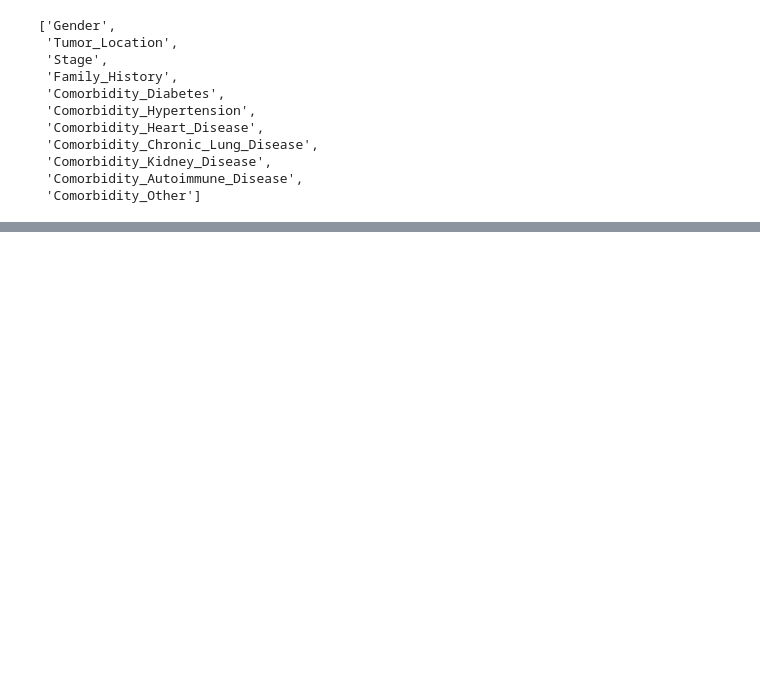
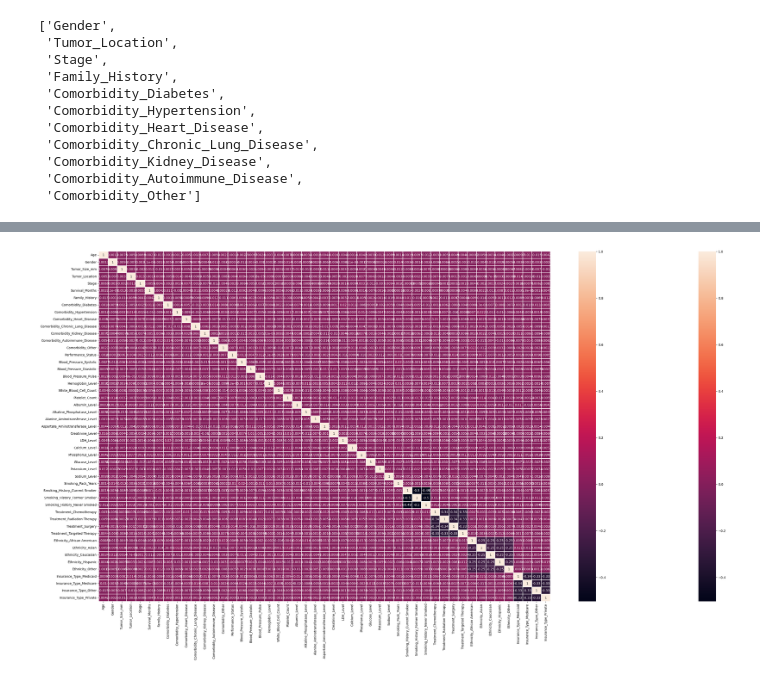
Before and after one commit to Ifdhal17/lung-cancer-predict, a Jupyter notebook: Prediction.ipynb, the cells around one changed output, grey strips where cells are left out. Drawn from its saved outputs; the diff is of its cells as text; code cells hidden in the pictures; blank space fills up the shorter version.

```diff
--- a/Prediction.ipynb
+++ b/Prediction.ipynb
@@ -324,0 +507,7 @@ NameError: name 'data' is not defined
+# %%
+plt.figure(figsize=(40, 20))
+sns.heatmap(data.corr())
+top_corr_features = data.corr().index
+g = sns.heatmap(data[top_corr_features].corr(), annot=True, linewidth=.10, cmap="rocket")
+# %% [output]
+[figure, added]
```
Also changed, not shown: parts of 23 cells of this notebook.
